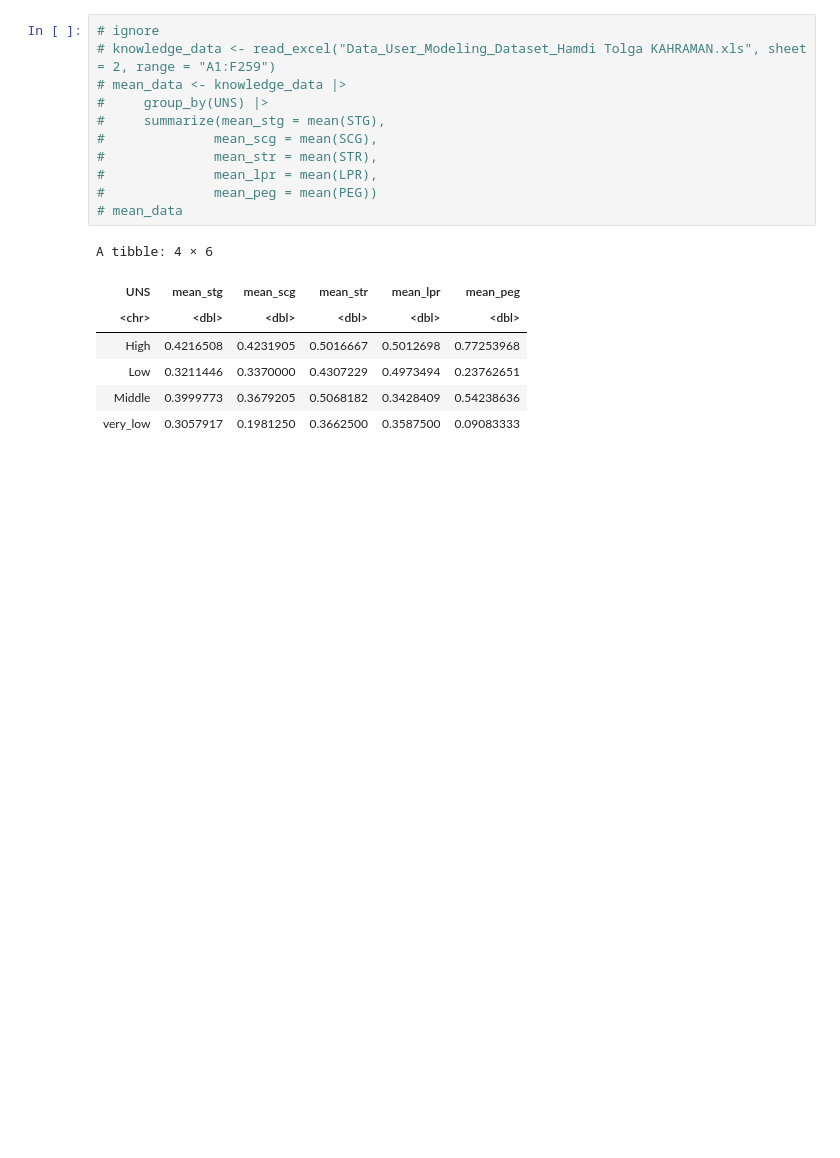
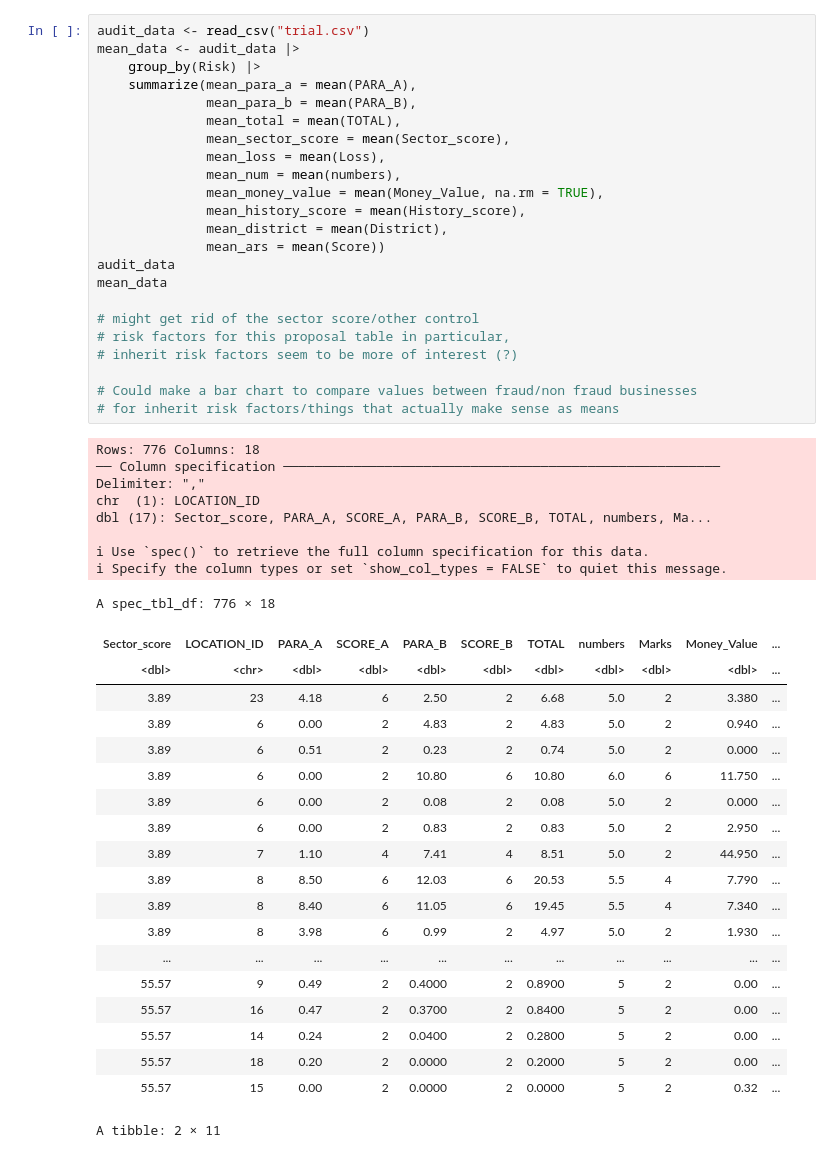
Before and after one commit to eric-y33/dsci-100-2022w1-group-84, a Jupyter notebook: Project.ipynb, the cells around one changed output. Saved outputs shown, nothing was run; the diff lists cells and outputs as text; blank space fills up the shorter version.

Commit message:
added audit data csv and made summary table

```diff
--- a/Project.ipynb
+++ b/Project.ipynb
@@ -24,19 +6,52 @@ library(readxl)
 # %%
-# ignore
-# knowledge_data <- read_excel("Data_User_Modeling_Dataset_Hamdi Tolga KAHRAMAN.xls", sheet = 2, range = "A1:F259")
-# mean_data <- knowledge_data |>
-#     group_by(UNS) |>
-#     summarize(mean_stg = mean(STG),
-#              mean_scg = mean(SCG),
-#              mean_str = mean(STR),
-#              mean_lpr = mean(LPR),
-#              mean_peg = mean(PEG))
-# mean_data
+audit_data <- read_csv("trial.csv")
+mean_data <- audit_data |>
+    group_by(Risk) |>
+    summarize(mean_para_a = mean(PARA_A),
+              mean_para_b = mean(PARA_B),
+              mean_total = mean(TOTAL),
+              mean_sector_score = mean(Sector_score),
+              mean_loss = mean(Loss),
+              mean_num = mean(numbers),
+              mean_money_value = mean(Money_Value, na.rm = TRUE),
+              mean_history_score = mean(History_score),
+              mean_district = mean(District),
+              mean_ars = mean(Score))
+audit_data
+mean_data
+
+# might get rid of the sector score/other control
+# risk factors for this proposal table in particular,
+# inherit risk factors seem to be more of interest (?)
+
+# Could make a bar chart to compare values between fraud/non fraud businesses
+# for inherit risk factors/things that actually make sense as means
 # %% [output]
-A tibble: 4 × 6
+Rows: 776 Columns: 18
+── Column specification ────────────────────────────────────────────────────────
+Delimiter: ","
+chr  (1): LOCATION_ID
+dbl (17): Sector_score, PARA_A, SCORE_A, PARA_B, SCORE_B, TOTAL, numbers, Ma...
+
+ℹ Use `spec()` to retrieve the full column specification for this data.
+ℹ Specify the column types or set `show_col_types = FALSE` to quiet this message.
+A spec_tbl_df: 776 × 18
-| UNS | mean_stg | mean_scg | mean_str | mean_lpr | mean_peg |
-| <chr> | <dbl> | <dbl> | <dbl> | <dbl> | <dbl> |
-| High | 0.4216508 | 0.4231905 | 0.5016667 | 0.5012698 | 0.77253968 |
-| Low | 0.3211446 | 0.3370000 | 0.4307229 | 0.4973494 | 0.23762651 |
-| Middle | 0.3999773 | 0.3679205 | 0.5068182 | 0.3428409 | 0.54238636 |
-| very_low | 0.3057917 | 0.1981250 | 0.3662500 | 0.3587500 | 0.09083333 |
+| Sector_score | LOCATION_ID | PARA_A | SCORE_A | PARA_B | SCORE_B | TOTAL | numbers | Marks | Money_Value | ... |
+| <dbl> | <chr> | <dbl> | <dbl> | <dbl> | <dbl> | <dbl> | <dbl> | <dbl> | <dbl> | ... |
+| 3.89 | 23 | 4.18 | 6 | 2.50 | 2 | 6.68 | 5.0 | 2 | 3.380 | ... |
+| 3.89 | 6 | 0.00 | 2 | 4.83 | 2 | 4.83 | 5.0 | 2 | 0.940 | ... |
+| 3.89 | 6 | 0.51 | 2 | 0.23 | 2 | 0.74 | 5.0 | 2 | 0.000 | ... |
+| 3.89 | 6 | 0.00 | 2 | 10.80 | 6 | 10.80 | 6.0 | 6 | 11.750 | ... |
+| 3.89 | 6 | 0.00 | 2 | 0.08 | 2 | 0.08 | 5.0 | 2 | 0.000 | ... |
+| 3.89 | 6 | 0.00 | 2 | 0.83 | 2 | 0.83 | 5.0 | 2 | 2.950 | ... |
+| 3.89 | 7 | 1.10 | 4 | 7.41 | 4 | 8.51 | 5.0 | 2 | 44.950 | ... |
+| 3.89 | 8 | 8.50 | 6 | 12.03 | 6 | 20.53 | 5.5 | 4 | 7.790 | ... |
+| 3.89 | 8 | 8.40 | 6 | 11.05 | 6 | 19.45 | 5.5 | 4 | 7.340 | ... |
+| 3.89 | 8 | 3.98 | 6 | 0.99 | 2 | 4.97 | 5.0 | 2 | 1.930 | ... |
+| ... | ... | ... | ... | ... | ... | ... | ... | ... | ... | ... |
+| 55.57 | 9 | 0.49 | 2 | 0.4000 | 2 | 0.8900 | 5 | 2 | 0.00 | ... |
+| 55.57 | 16 | 0.47 | 2 | 0.3700 | 2 | 0.8400 | 5 | 2 | 0.00 | ... |
+| 55.57 | 14 | 0.24 | 2 | 0.0400 | 2 | 0.2800 | 5 | 2 | 0.00 | ... |
+| 55.57 | 18 | 0.20 | 2 | 0.0000 | 2 | 0.2000 | 5 | 2 | 0.00 | ... |
+| 55.57 | 15 | 0.00 | 2 | 0.0000 | 2 | 0.0000 | 5 | 2 | 0.32 | ... |
+A tibble: 2 × 11
```
Also changed, not shown: parts of 3 cells of this notebook, 1 other file.
